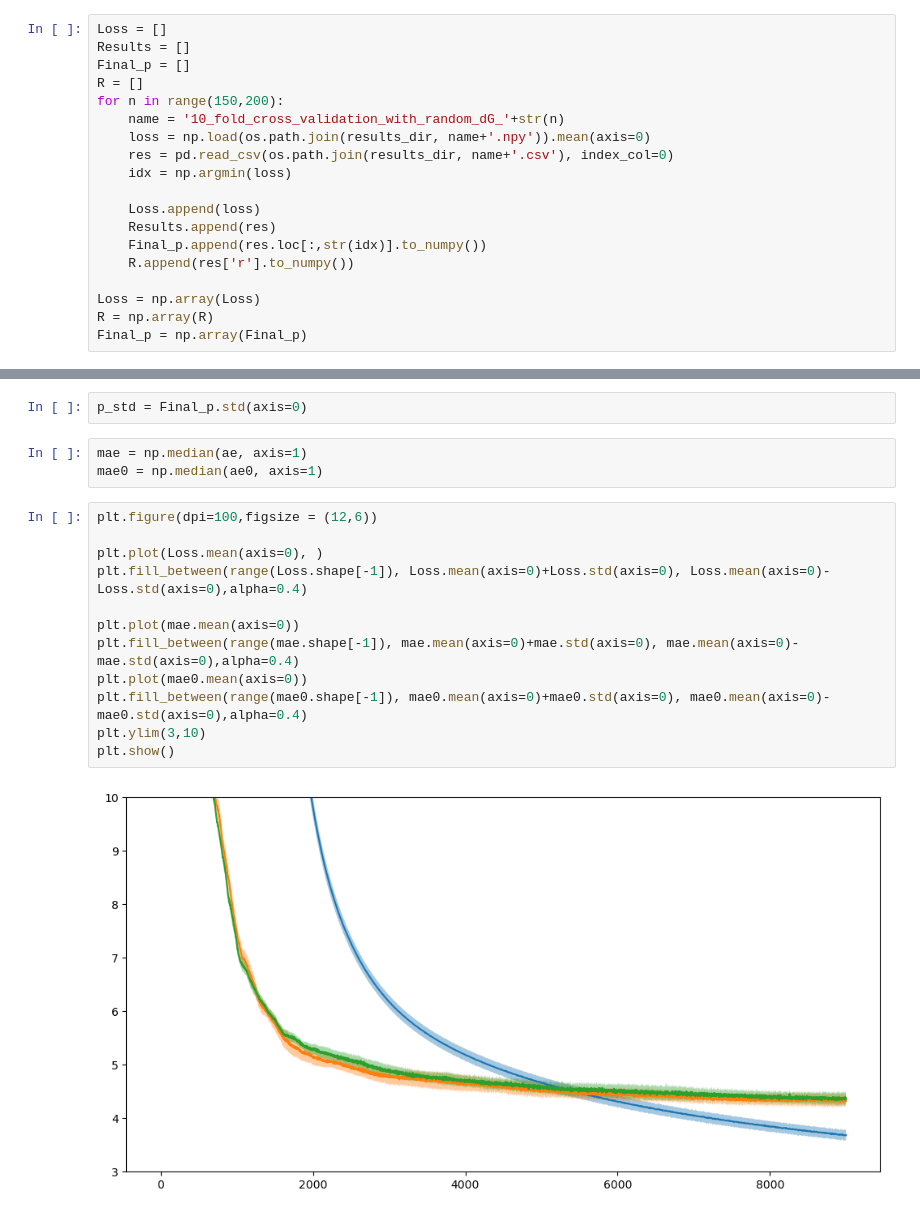
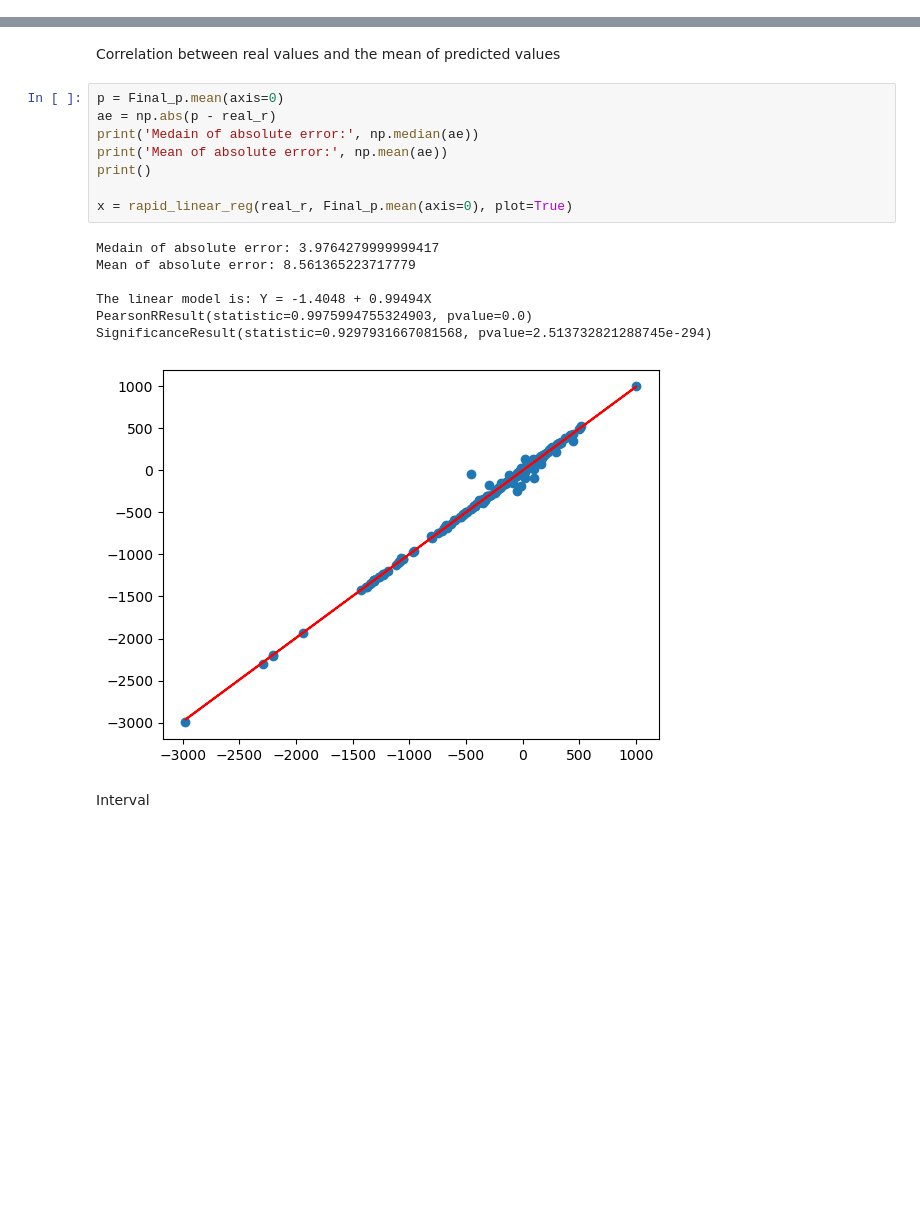
Before and after one commit to arne-cl/dGbyG, a Jupyter notebook: RunAnalysis/test.ipynb, the cells around one changed output, grey strips where cells are left out. Saved outputs shown, nothing was run; the diff lists cells and outputs as text; blank space fills up the shorter version.

```diff
--- a/RunAnalysis/test.ipynb
+++ b/RunAnalysis/test.ipynb
@@ -27,19 +64,0 @@ results_dir = '../data/results_data/cross_validation_results'
-# %%
-Loss = []
-Results = []
-Final_p = []
-R = []
-for n in range(150,200):
-    name = '10_fold_cross_validation_with_random_dG_'+str(n)
-    loss = np.load(os.path.join(results_dir, name+'.npy')).mean(axis=0)
-    res = pd.read_csv(os.path.join(results_dir, name+'.csv'), index_col=0)
-    idx = np.argmin(loss)
-
-    Loss.append(loss)
-    Results.append(res)
-    Final_p.append(res.loc[:,str(idx)].to_numpy())
-    R.append(res['r'].to_numpy())
-
-Loss = np.array(Loss)
-R = np.array(R)
-Final_p = np.array(Final_p)
@@ -61,19 +65,20 @@ Final_p.shape
-# %%
-p_std = Final_p.std(axis=0)
-# %%
-mae = np.median(ae, axis=1)
-mae0 = np.median(ae0, axis=1)
-# %%
-plt.figure(dpi=100,figsize = (12,6))
-
-plt.plot(Loss.mean(axis=0), )
-plt.fill_between(range(Loss.shape[-1]), Loss.mean(axis=0)+Loss.std(axis=0), Loss.mean(axis=0)-Loss.std(axis=0),alpha=0.4)
-
-plt.plot(mae.mean(axis=0))
-plt.fill_between(range(mae.shape[-1]), mae.mean(axis=0)+mae.std(axis=0), mae.mean(axis=0)-mae.std(axis=0),alpha=0.4)
-plt.plot(mae0.mean(axis=0))
-plt.fill_between(range(mae0.shape[-1]), mae0.mean(axis=0)+mae0.std(axis=0), mae0.mean(axis=0)-mae0.std(axis=0),alpha=0.4)
-plt.ylim(3,10)
-plt.show()
-# %% [output]
-[figure, removed]
+# %% [markdown]
+Correlation between real values and the mean of predicted values
+# %%
+p = Final_p.mean(axis=0)
+ae = np.abs(p - real_r)
+print('Medain of absolute error:', np.median(ae))
+print('Mean of absolute error:', np.mean(ae))
+print()
+
+x = rapid_linear_reg(real_r, Final_p.mean(axis=0), plot=True)
+# %% [output]
+Medain of absolute error: 3.9764279999999417
+Mean of absolute error: 8.561365223717779
+
+The linear model is: Y = -1.4048 + 0.99494X
+PearsonRResult(statistic=0.9975994755324903, pvalue=0.0)
+SignificanceResult(statistic=0.9297931667081568, pvalue=2.513732821288745e-294)
+[figure, added]
+# %% [markdown]
+Interval
```
Also changed, not shown: parts of 9 cells of this notebook, 14 other files.
